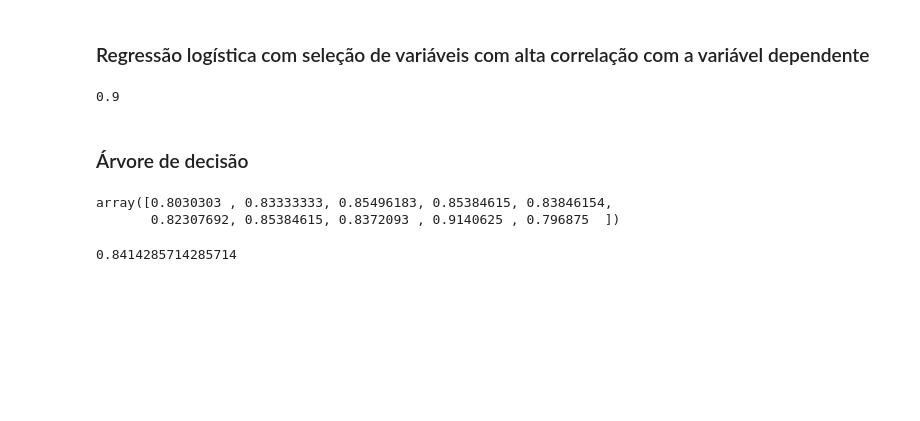
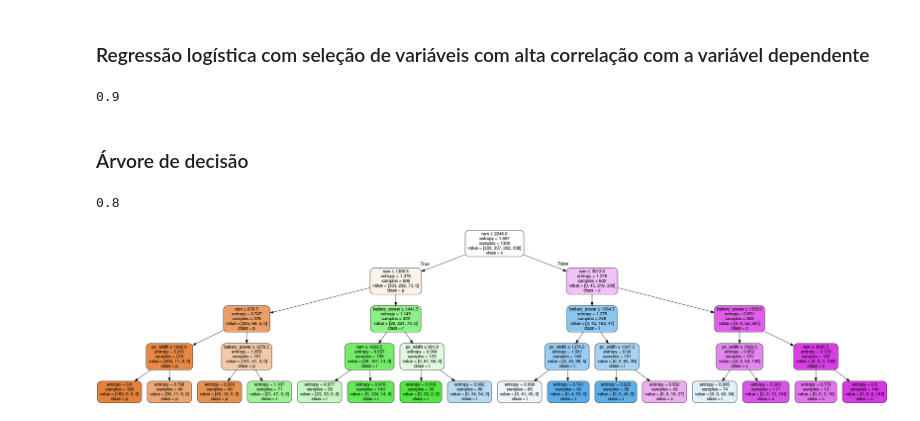
Before and after one commit to msbruno/python-data-science, a Jupyter notebook: mobile-price-classification.ipynb, the cells around one changed output. Cells and saved outputs as stored; diff of their text form; code cells hidden in the pictures; blank space fills up the shorter version.

```diff
--- a/mobile-price-classification.ipynb
+++ b/mobile-price-classification.ipynb
@@ -159,13 +159,10 @@ lr.score(entrada_teste_filtrado, saida_teste_filtrado)
 # %%
 from sklearn.tree import DecisionTreeClassifier
 from sklearn.model_selection import cross_val_score
-dtc = DecisionTreeClassifier(random_state=0)
-cross_val_score(dtc, entrada_treino_filtrado, saida_treino_filtrado, cv=10)
+dtc = DecisionTreeClassifier(random_state=0, criterion='entropy', max_depth=4)
+#cross_val_score(dtc, entrada_treino_filtrado, saida_treino_filtrado, cv=10)
-# %% [output]
-array([0.8030303 , 0.83333333, 0.85496183, 0.85384615, 0.83846154,
-       0.82307692, 0.85384615, 0.8372093 , 0.9140625 , 0.796875  ])
 # %%
 dtc = dtc.fit(entrada_treino_filtrado, saida_treino_filtrado)
 dtc.score(entrada_teste_filtrado, saida_teste_filtrado)
 # %% [output]
-0.8414285714285714
+0.8
@@ -171,0 +175,13 @@ dtc.score(entrada_teste_filtrado, saida_teste_filtrado)
+# %%
+dot_data = StringIO()
+tree.export_graphviz(dtc,
+                out_file=dot_data,
+                feature_names=['battery_power', 'ram', 'px_width'],
+                class_names= 'price_range',
+                filled=True,
+                rounded=True,
+                special_characters=True)
+graph = pydotplus.graph_from_dot_data(dot_data.getvalue())
+Image(graph.create_png())
+# %% [output]
+[figure, added]
```
Also changed, not shown: parts of 4 cells of this notebook.
